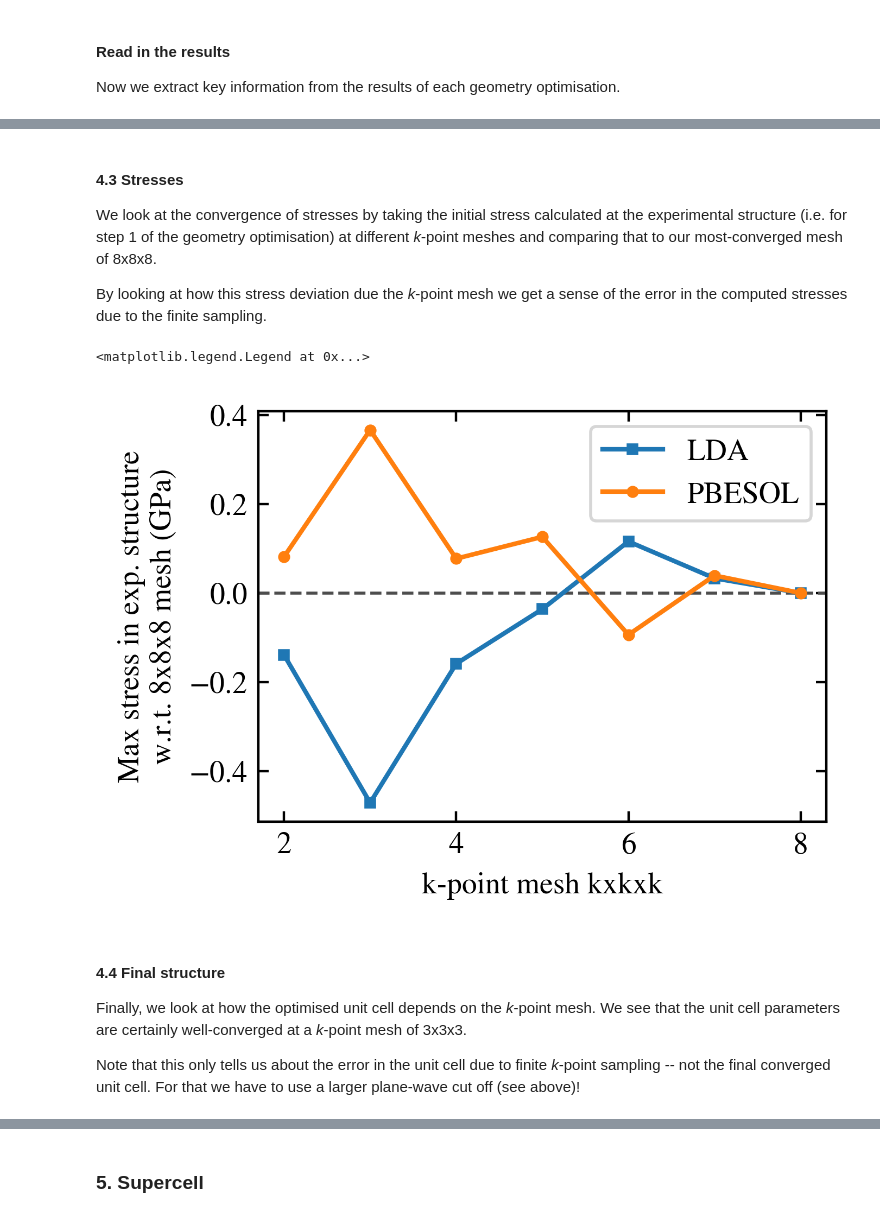
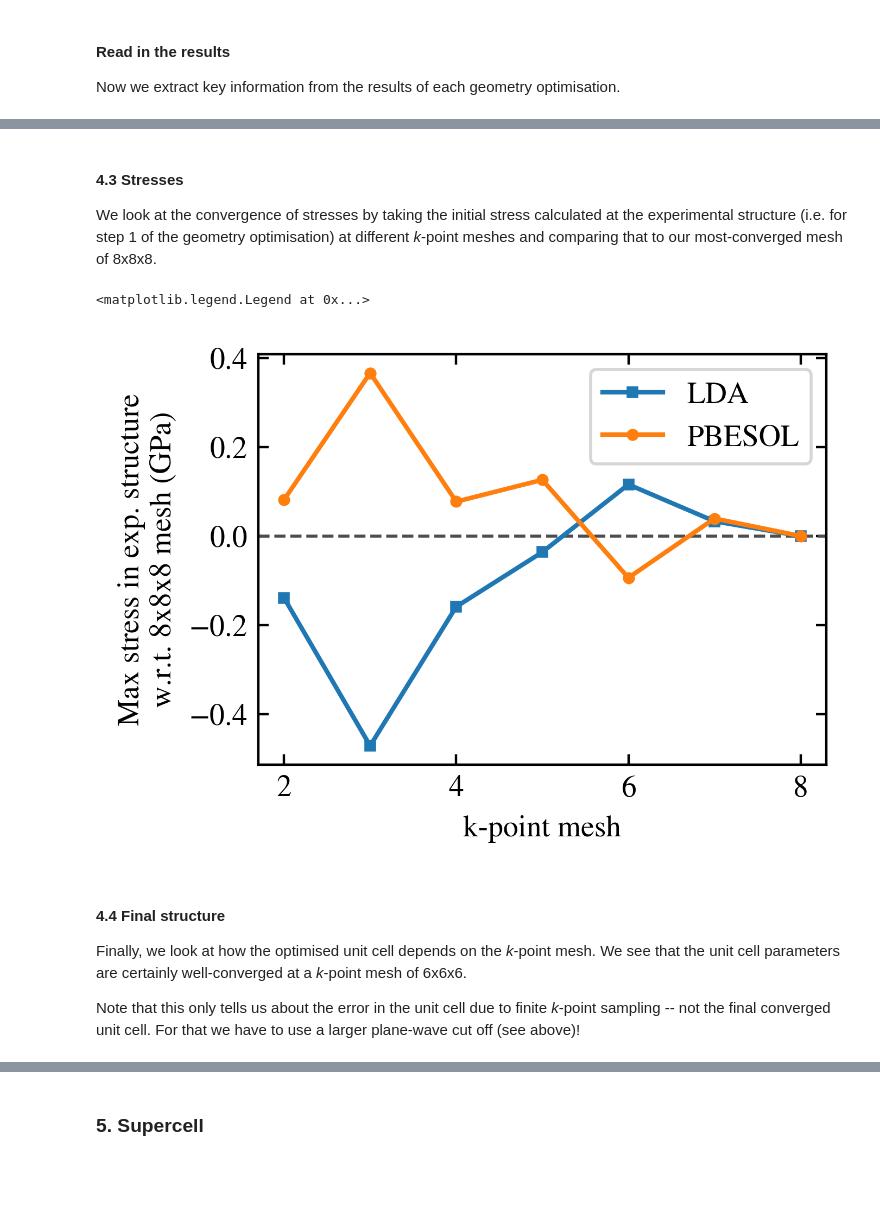
Before and after one commit to Shenton-supplemental/Li_in_Al2O3, a Jupyter notebook: Convergence.ipynb, the cells around one changed output, grey strips where cells are left out. Drawn from its saved outputs; the diff is of its cells as text; code cells hidden in the pictures; blank space fills up the shorter version.

```diff
--- a/Convergence.ipynb
+++ b/Convergence.ipynb
@@ -492,30 +482,28 @@ ax.legend()
 #### 4.3 Stresses
 
 We look at the convergence of stresses by taking the initial stress calculated at the experimental structure (i.e. for step 1 of the geometry optimisation) at different _k_-point meshes and comparing that to our most-converged mesh of 8x8x8.
-
-By looking at how this stress deviation due the _k_-point mesh we get a sense of the error in the computed stresses due to the finite sampling.
 # %%
 # --- Stresses plot ---#
 fig,ax=plt.subplots(1,1,figsize=std_figsize, dpi=400,constrained_layout=True)
 
 
 ax.axhline(0, color="0.3", lw=1, ls="--")
 
 for xc in ["lda", "pbesol"]:
     stresses = kpts_results[xc]['maxstresses_i'] - kpts_results[xc]['maxstresses_i'].iloc[-1]
     ax.plot(kpts_range[1:], stresses[1:],
             marker=markers[xc],label=f'{xc.upper()}', markersize=3)
 
-ax.set_xlabel('k-point mesh kxkxk')
+ax.set_xlabel('k-point mesh')
 ax.set_ylabel('Max stress in exp. structure\nw.r.t. 8x8x8 mesh (GPa)')
 ax.legend()
 # %% [output]
 <matplotlib.legend.Legend at 0x...>
-[figure, old version]
+[figure, new version]
 # %% [markdown]
 #### 4.4 Final structure
 
-Finally, we look at how the optimised unit cell depends on the _k_-point mesh. We see that the unit cell parameters are certainly well-converged at a _k_-point mesh of 3x3x3.
+Finally, we look at how the optimised unit cell depends on the _k_-point mesh. We see that the unit cell parameters are certainly well-converged at a _k_-point mesh of 6x6x6.
 
 Note that this only tells us about the error in the unit cell due to finite _k_-point sampling -- not the final converged unit cell. For that we have to use a larger plane-wave cut off (see above)!
 # %%
```
Also changed, not shown: parts of 15 cells of this notebook, 5 other files.
